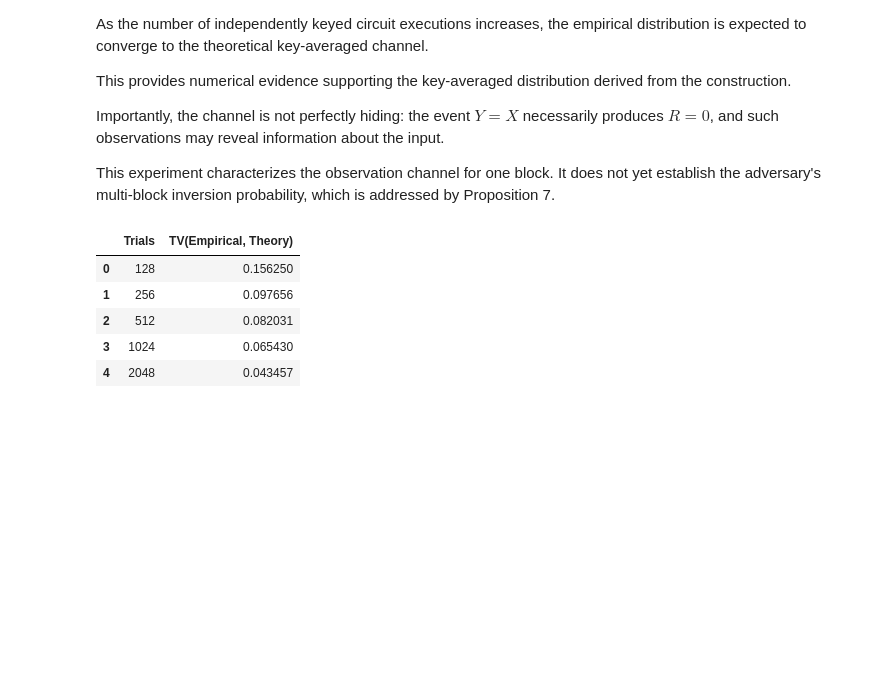
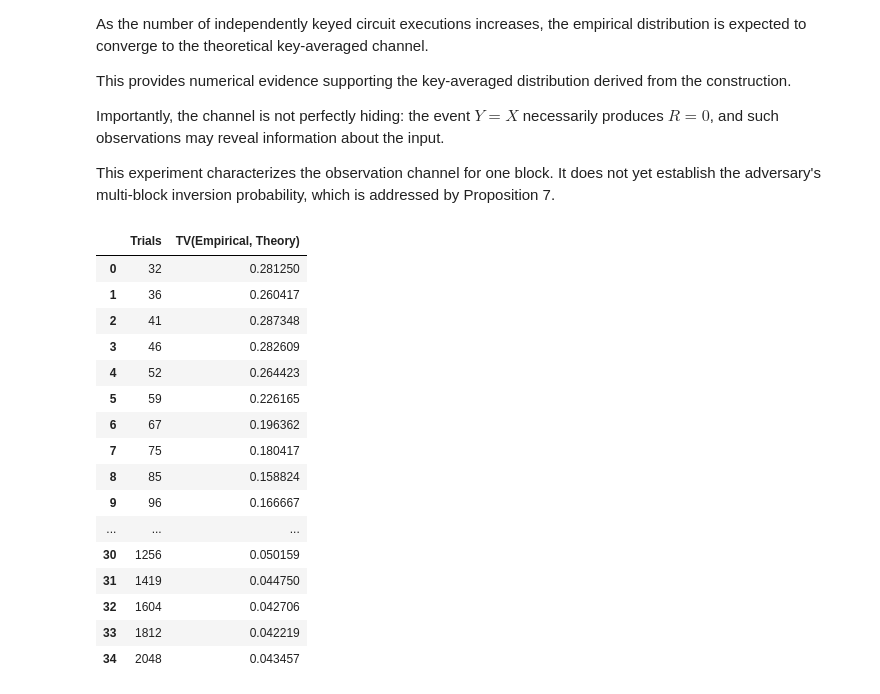
Before and after one commit to NesyaLab/ISCAS2027, a Jupyter notebook: notebooks/Circuit_level_inversion_security_LCU.ipynb, the cells around one changed output. Cells and saved outputs as stored; diff of their text form; code cells hidden in the pictures; blank space fills up the shorter version.

```diff
--- a/notebooks/Circuit_level_inversion_security_LCU.ipynb
+++ b/notebooks/Circuit_level_inversion_security_LCU.ipynb
@@ -1790,32 +1760,53 @@ for one block. It does not yet establish the adversary's
 multi-block inversion probability, which is addressed
 by Proposition 7.
 # %%
-# ============================================================
-# PROPOSITION 6 — QUANTUM KEY-AVERAGING MONTE CARLO
-# ============================================================
-
 from collections import Counter
 from qiskit_aer import AerSimulator
 
-SEC_N, SEC_S, SEC_X = 3, 2, 0b101
-TRIALS = 2048
-CHECKPOINTS = [128, 256, 512, 1024, 2048]
-BATCH_SIZE = 128
+SEC_N = 3                  # Number of system/index qubits
+SEC_S = 2                  # Number of tag qubits
+SEC_X = 0b101              # Fixed computational-basis input
 
-rng = np.random.default_rng(2027)
+TRIALS = 2048              # Total independent random-key trials
+N_CHECKPOINTS = 35         # Number of convergence checkpoints
+MIN_CHECKPOINT = 32        # First checkpoint
+BATCH_SIZE = 128           # Circuits submitted per simulator batch
+SEED = 2027               # Reproducibility seed
+
+assert 1 <= SEC_S <= SEC_N
+assert 0 <= SEC_X < 2**SEC_N
+
+CHECKPOINTS = np.unique(
+    np.geomspace(
+        min(MIN_CHECKPOINT, TRIALS),
+        TRIALS,
+        num=N_CHECKPOINTS,
+    ).round().astype(int)
+)
+
+rng = np.random.default_rng(SEED)
 simulator = AerSimulator()
 
 observations = []
 
+# ------------------------------------------------------------
+# QUANTUM SAMPLING WITH FRESH RANDOM KEYS
+# ------------------------------------------------------------
+
 for start in range(0, TRIALS, BATCH_SIZE):
 
     circuits = []
+    instances = []
 
-    for _ in range(min(BATCH_SIZE, TRIALS - start)):
+    batch_size = min(BATCH_SIZE, TRIALS - start)
 
-        # Fresh uniform secret key for this trial.
+    for _ in range(batch_size):
+
+        # Fresh independent uniform secret matrix.
         B = rng.integers(
-            0, 2, size=(SEC_S, SEC_N), dtype=np.uint8
+            0, 2,
+            size=(SEC_S, SEC_N),
+            dtype=np.uint8,
         )
 
         instance = KeyedLinearTagModel(
@@ -1826,55 +1817,87 @@ for start in range(0, TRIALS, BATCH_SIZE):
         )
 
         circuits.append(
-            instance.circuit(x=SEC_X, block=0, measure=True)
+            instance.circuit(
+                x=SEC_X,
+                block=0,
+                measure=True,
+            )
         )
+        instances.append(instance)
 
-    # One measurement per independently keyed circuit.
+    # Exactly one shot per independently keyed circuit.
     result = simulator.run(
         circuits,
         shots=1,
         seed_simulator=int(rng.integers(1, 2**31)),
     ).result()
 
-    for k in range(len(circuits)):
+    for k, instance in enumerate(instances):
         raw = next(iter(result.get_counts(k)))
         z = instance.parse_outcome(raw)
+
         observations.append((z.r, z.y))
 
-# The theoretical distribution is calculated separately.
+# ------------------------------------------------------------
+# THEORETICAL DISTRIBUTION
+# ------------------------------------------------------------
+
 p_theory = {
     (r, y): (
         2**(-SEC_N) if y == SEC_X and r == 0
         else 0.0 if y == SEC_X
         else 2**(-SEC_N - SEC_S)
     )
     for y in range(2**SEC_N)
     for r in range(2**SEC_S)
 }
 
+# ------------------------------------------------------------
+# EMPIRICAL CONVERGENCE
+# ------------------------------------------------------------
+
 results = []
 
 for shots in CHECKPOINTS:
+
     counts = Counter(observations[:shots])
 
     p_empirical = {
         outcome: frequency / shots
         for outcome, frequency in counts.items()
     }
 
     results.append({
         "Trials": shots,
         "TV(Empirical, Theory)": total_variation(
-            p_empirical, p_theory
+            p_empirical,
+            p_theory,
         ),
     })
 
 convergence_security_df = pd.DataFrame(results)
+
 display(convergence_security_df)
+
+print(f"Input: |{SEC_X:0{SEC_N}b}>")
+print(f"Independent circuit executions: {TRIALS:,}")
+print(f"Number of checkpoints: {len(CHECKPOINTS)}")
+print(f"Final TV distance: {results[-1]['TV(Empirical, Theory)']:.6f}")
 # %% [output]
 |  | Trials | TV(Empirical, Theory) |
-| 0 | 128 | 0.156250 |
-| 1 | 256 | 0.097656 |
-| 2 | 512 | 0.082031 |
-| 3 | 1024 | 0.065430 |
-| 4 | 2048 | 0.043457 |
+| 0 | 32 | 0.281250 |
+| 1 | 36 | 0.260417 |
+| 2 | 41 | 0.287348 |
+| 3 | 46 | 0.282609 |
+| 4 | 52 | 0.264423 |
+| 5 | 59 | 0.226165 |
+| 6 | 67 | 0.196362 |
+| 7 | 75 | 0.180417 |
+| 8 | 85 | 0.158824 |
+| 9 | 96 | 0.166667 |
+| ... | ... | ... |
+| 30 | 1256 | 0.050159 |
+| 31 | 1419 | 0.044750 |
+| 32 | 1604 | 0.042706 |
+| 33 | 1812 | 0.042219 |
+| 34 | 2048 | 0.043457 |
```
Also changed, not shown: parts of 22 cells of this notebook.
